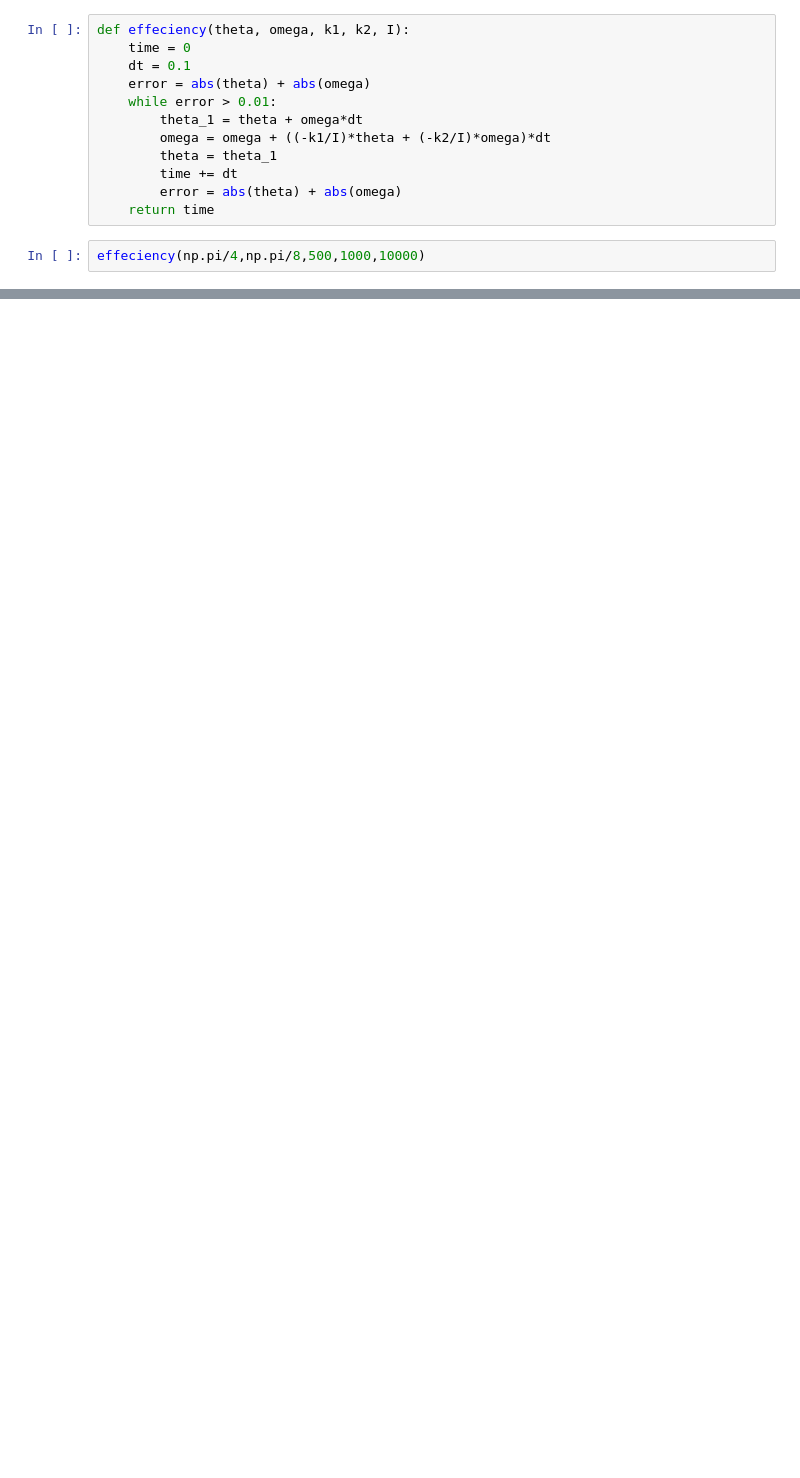
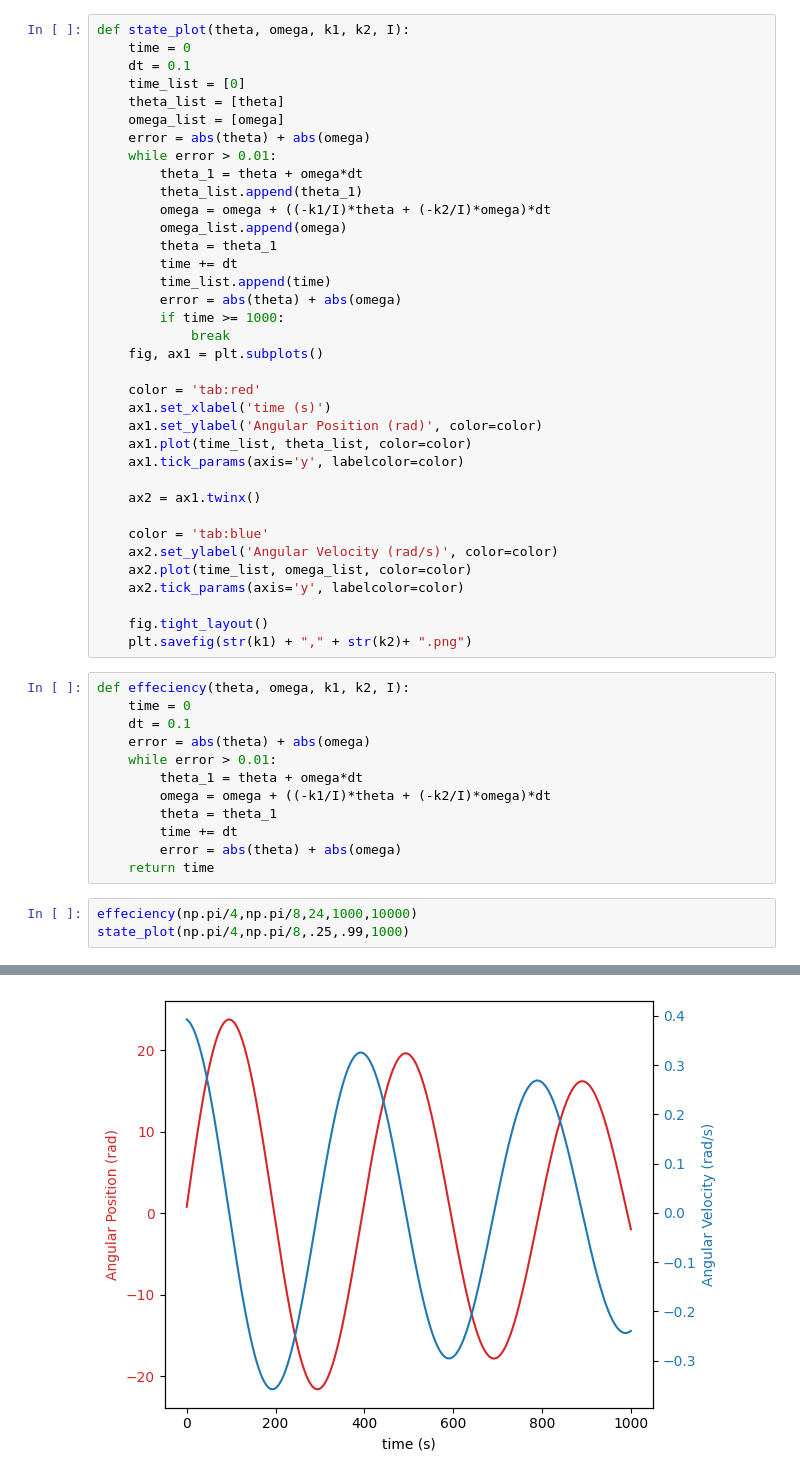
Before and after one commit to jimmyfowler/rocket_attitude, a Jupyter notebook: mynotebook.ipynb, the cells around one changed output, grey strips where cells are left out. Drawn from its saved outputs; the diff is of its cells as text; blank space fills up the shorter version.

```diff
--- a/mynotebook.ipynb
+++ b/mynotebook.ipynb
@@ -52,3 +5,39 @@ import matplotlib.pyplot as plt
+# %%
+def state_plot(theta, omega, k1, k2, I):
+    time = 0
+    dt = 0.1
+    time_list = [0]
+    theta_list = [theta]
+    omega_list = [omega]
+    error = abs(theta) + abs(omega)
+    while error > 0.01:
+        theta_1 = theta + omega*dt
+        theta_list.append(theta_1)
+        omega = omega + ((-k1/I)*theta + (-k2/I)*omega)*dt
+        omega_list.append(omega)
+        theta = theta_1
+        time += dt
+        time_list.append(time)
+        error = abs(theta) + abs(omega)
+        if time >= 1000:
+            break
+    fig, ax1 = plt.subplots()
+
+    color = 'tab:red'
+    ax1.set_xlabel('time (s)')
+    ax1.set_ylabel('Angular Position (rad)', color=color)
+    ax1.plot(time_list, theta_list, color=color)
+    ax1.tick_params(axis='y', labelcolor=color)
+
+    ax2 = ax1.twinx()
+
+    color = 'tab:blue'
+    ax2.set_ylabel('Angular Velocity (rad/s)', color=color)
+    ax2.plot(time_list, omega_list, color=color)
+    ax2.tick_params(axis='y', labelcolor=color)
+
+    fig.tight_layout()
+    plt.savefig(str(k1) + "," + str(k2)+ ".png")
 # %%
 def effeciency(theta, omega, k1, k2, I):
     time = 0
@@ -62,5 +51,6 @@ def effeciency(theta, omega, k1, k2, I):
         error = abs(theta) + abs(omega)
     return time
 # %%
-effeciency(np.pi/4,np.pi/8,500,1000,10000)
+effeciency(np.pi/4,np.pi/8,24,1000,10000)
+state_plot(np.pi/4,np.pi/8,.25,.99,1000)
 # %% [output]
@@ -68,2 +57,3 @@ effeciency(np.pi/4,np.pi/8,500,1000,10000)
+[figure, added]
 # %%
 time_k1 = []
```
Also changed, not shown: parts of 3 cells of this notebook.
